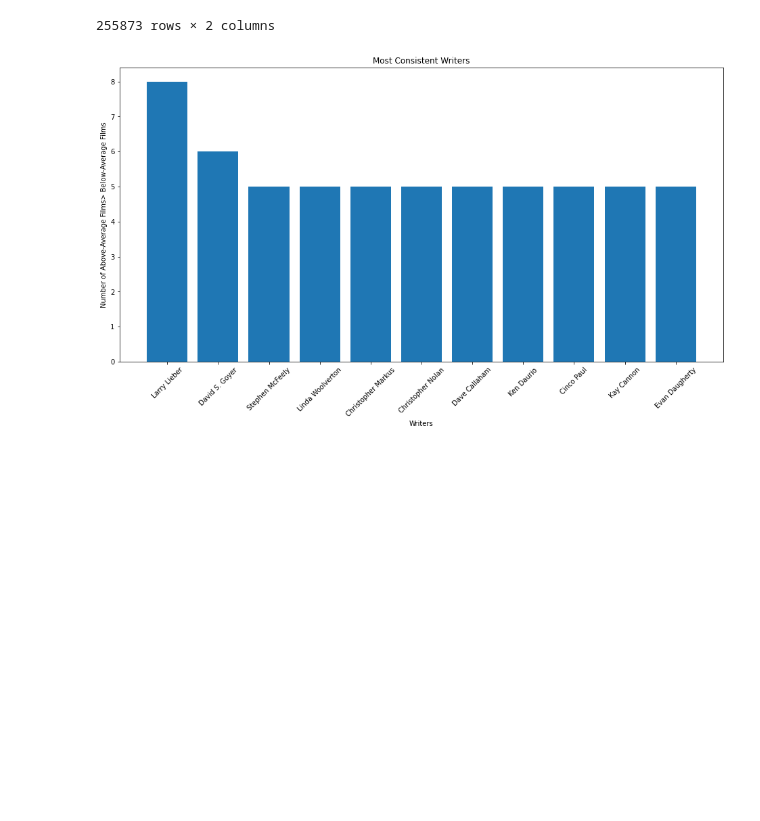
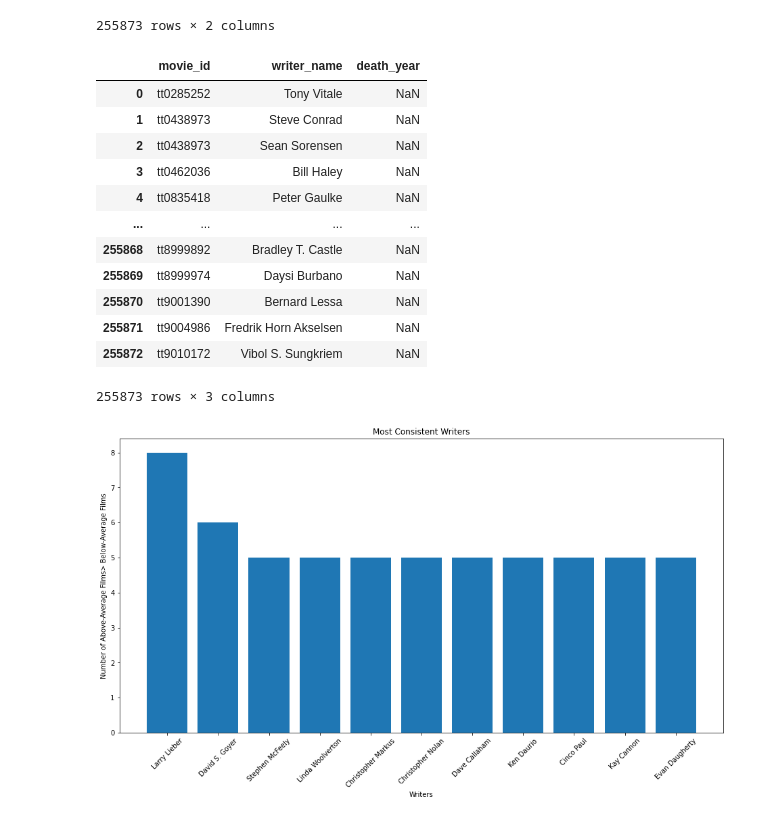
Before and after one commit to DrewFHolcombe/movie_studio_analysis, a Jupyter notebook: Scratch_Code/Drew - Scratch Code.ipynb, the cells around one changed output. Drawn from its saved outputs; the diff is of its cells as text; code cells hidden in the pictures; blank space fills up the shorter version.

```diff
--- a/Scratch_Code/Drew - Scratch Code.ipynb
+++ b/Scratch_Code/Drew - Scratch Code.ipynb
@@ -197,6 +253,22 @@ writers
 | 255871 | tt9004986 | nm4993825 |
 | 255872 | tt9010172 | nm8352242 |
 255873 rows × 2 columns
+# %%
+full_writers
+# %% [output]
+|  | movie_id | writer_name | death_year |
+| 0 | tt0285252 | Tony Vitale | NaN |
+| 1 | tt0438973 | Steve Conrad | NaN |
+| 2 | tt0438973 | Sean Sorensen | NaN |
+| 3 | tt0462036 | Bill Haley | NaN |
+| 4 | tt0835418 | Peter Gaulke | NaN |
+| ... | ... | ... | ... |
+| 255868 | tt8999892 | Bradley T. Castle | NaN |
+| 255869 | tt8999974 | Daysi Burbano | NaN |
+| 255870 | tt9001390 | Bernard Lessa | NaN |
+| 255871 | tt9004986 | Fredrik Horn Akselsen | NaN |
+| 255872 | tt9010172 | Vibol S. Sungkriem | NaN |
+255873 rows × 3 columns
 # %%
 full_writers = writers.merge(persons, left_on="person_id", right_on="person_id", how="left")
 full_writers.drop(labels=["person_id", "birth_year", "primary_profession"], axis=1, inplace=True)
```
Also changed, not shown: parts of 6 cells of this notebook.
